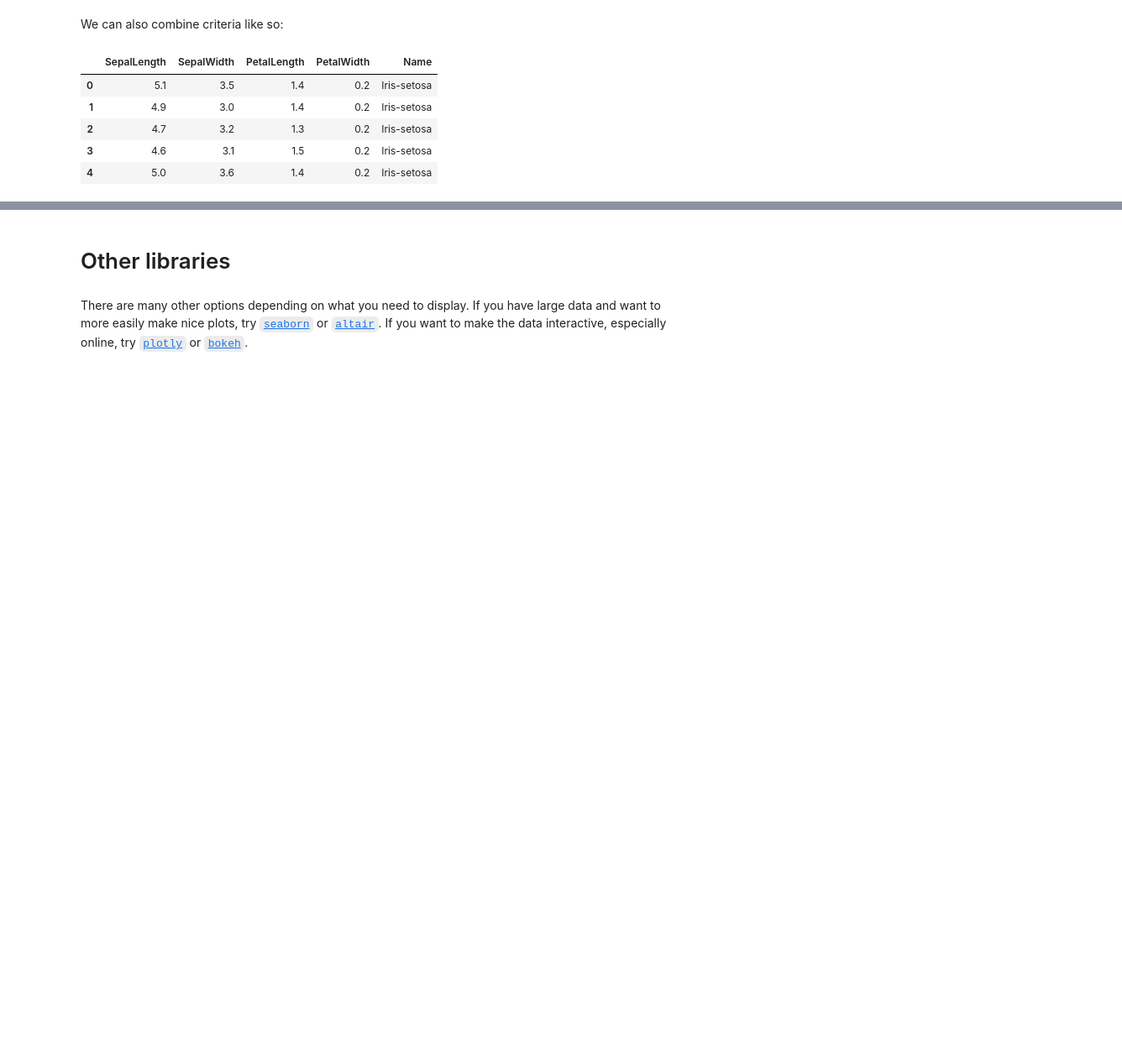
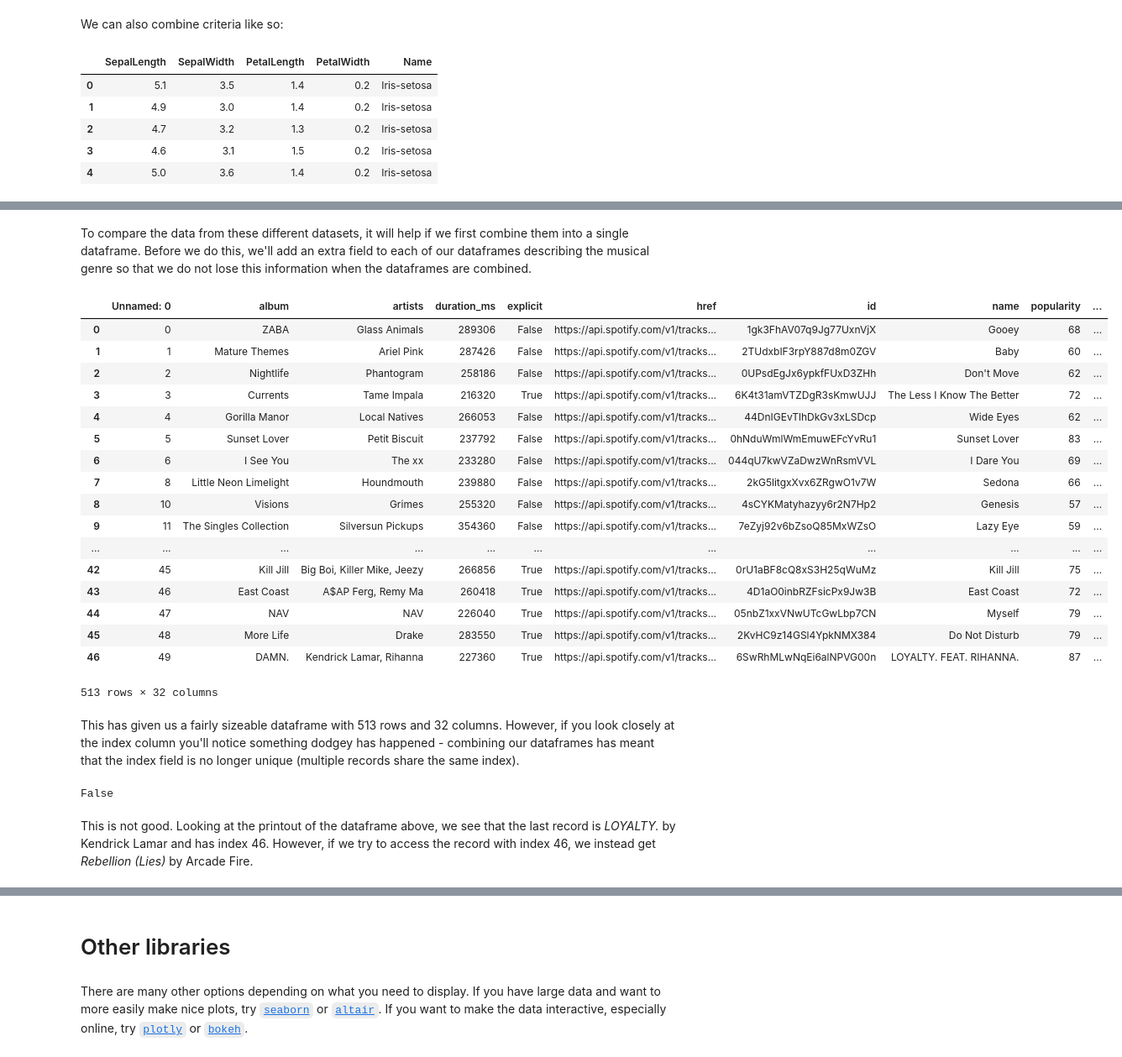
Before and after one commit to IanHawke/msc-or-python, a Jupyter notebook: 03-plotting-data.ipynb, the cells around one changed output, grey strips where cells are left out. Shown at 84% size. Cells and saved outputs as stored; diff of their text form; code cells hidden in the pictures; blank space fills up the shorter version.

```diff
--- a/03-plotting-data.ipynb
+++ b/03-plotting-data.ipynb
@@ -214,0 +220,37 @@ iris[(iris.Name == 'Iris-setosa') & (iris.PetalWidth < 0.3)].head()
+# %% [markdown]
+To compare the data from these different datasets, it will help if we first combine them into a single dataframe. Before we do this, we'll add an extra field to each of our dataframes describing the musical genre so that we do not lose this information when the dataframes are combined.
+# %%
+# add genre field to each dataframe
+for name, df in dfs.items():
+    df['genre'] = name
+
+# combine into single dataframe
+data = pandas.concat(dfs.values())
+data
+# %% [output]
+|  | Unnamed: 0 | album | artists | duration_ms | explicit | href | id | name | popularity | ... |
+| 0 | 0 | ZABA | Glass Animals | 289306 | False | https://api.spotify.com/v1/tracks... | 1gk3FhAV07q9Jg77UxnVjX | Gooey | 68 | ... |
+| 1 | 1 | Mature Themes | Ariel Pink | 287426 | False | https://api.spotify.com/v1/tracks... | 2TUdxbIF3rpY887d8m0ZGV | Baby | 60 | ... |
+| 2 | 2 | Nightlife | Phantogram | 258186 | False | https://api.spotify.com/v1/tracks... | 0UPsdEgJx6ypkfFUxD3ZHh | Don't Move | 62 | ... |
+| 3 | 3 | Currents | Tame Impala | 216320 | True | https://api.spotify.com/v1/tracks... | 6K4t31amVTZDgR3sKmwUJJ | The Less I Know The Better | 72 | ... |
+| 4 | 4 | Gorilla Manor | Local Natives | 266053 | False | https://api.spotify.com/v1/tracks... | 44DnIGEvTlhDkGv3xLSDcp | Wide Eyes | 62 | ... |
+| 5 | 5 | Sunset Lover | Petit Biscuit | 237792 | False | https://api.spotify.com/v1/tracks... | 0hNduWmlWmEmuwEFcYvRu1 | Sunset Lover | 83 | ... |
+| 6 | 6 | I See You | The xx | 233280 | False | https://api.spotify.com/v1/tracks... | 044qU7kwVZaDwzWnRsmVVL | I Dare You | 69 | ... |
+| 7 | 8 | Little Neon Limelight | Houndmouth | 239880 | False | https://api.spotify.com/v1/tracks... | 2kG5litgxXvx6ZRgwO1v7W | Sedona | 66 | ... |
+| 8 | 10 | Visions | Grimes | 255320 | False | https://api.spotify.com/v1/tracks... | 4sCYKMatyhazyy6r2N7Hp2 | Genesis | 57 | ... |
+| 9 | 11 | The Singles Collection | Silversun Pickups | 354360 | False | https://api.spotify.com/v1/tracks... | 7eZyj92v6bZsoQ85MxWZsO | Lazy Eye | 59 | ... |
+| ... | ... | ... | ... | ... | ... | ... | ... | ... | ... | ... |
+| 42 | 45 | Kill Jill | Big Boi, Killer Mike, Jeezy | 266856 | True | https://api.spotify.com/v1/tracks... | 0rU1aBF8cQ8xS3H25qWuMz | Kill Jill | 75 | ... |
+| 43 | 46 | East Coast | A$AP Ferg, Remy Ma | 260418 | True | https://api.spotify.com/v1/tracks... | 4D1aO0inbRZFsicPx9Jw3B | East Coast | 72 | ... |
+| 44 | 47 | NAV | NAV | 226040 | True | https://api.spotify.com/v1/tracks... | 05nbZ1xxVNwUTcGwLbp7CN | Myself | 79 | ... |
+| 45 | 48 | More Life | Drake | 283550 | True | https://api.spotify.com/v1/tracks... | 2KvHC9z14GSl4YpkNMX384 | Do Not Disturb | 79 | ... |
+| 46 | 49 | DAMN. | Kendrick Lamar, Rihanna | 227360 | True | https://api.spotify.com/v1/tracks... | 6SwRhMLwNqEi6alNPVG00n | LOYALTY. FEAT. RIHANNA. | 87 | ... |
+513 rows × 32 columns
+# %% [markdown]
+This has given us a fairly sizeable dataframe with 513 rows and 32 columns. However, if you look closely at the index column you'll notice something dodgey has happened - combining our dataframes has meant that the index field is no longer unique (multiple records share the same index).
+# %%
+data.index.is_unique
+# %% [output]
+False
+# %% [markdown]
+This is not good. Looking at the printout of the dataframe above, we see that the last record is *LOYALTY.* by Kendrick Lamar and has index 46. However, if we try to access the record with index 46, we instead get *Rebellion (Lies)* by Arcade Fire.
```
Also changed, not shown: parts of 18 cells of this notebook, 8 other files.
